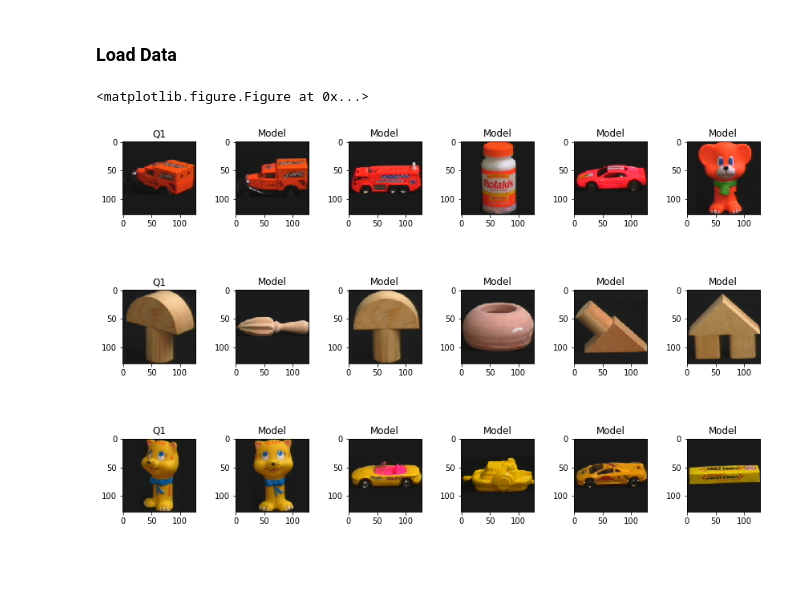
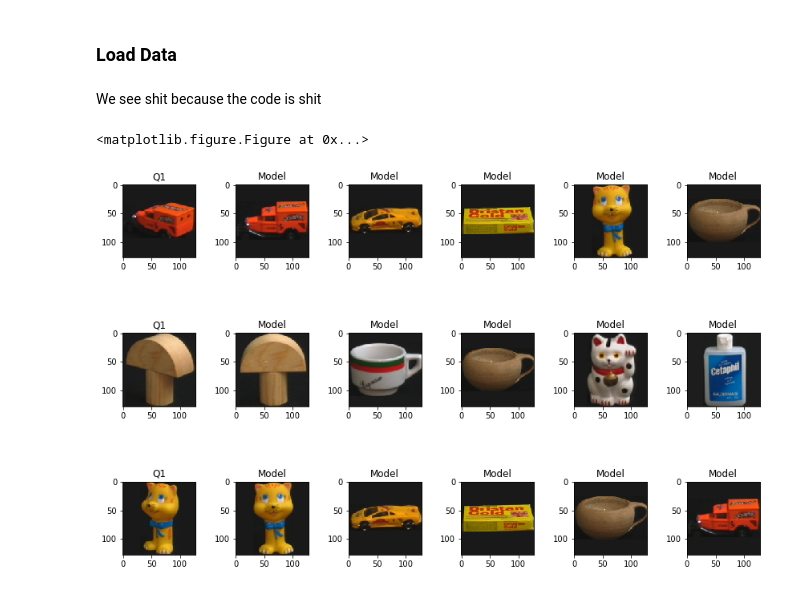
Before and after one commit to FDS-group/Homework_1, a Jupyter notebook: Report.ipynb, the cells around one changed output. Saved outputs shown, nothing was run; the diff lists cells and outputs as text; code cells hidden in the pictures; blank space fills up the shorter version.

```diff
--- a/Report.ipynb
+++ b/Report.ipynb
@@ -27,8 +28,10 @@ with open('Identification/query.txt') as fp:
 query_images = [x.strip() for x in query_images]
 
 query_images_vis = [query_images[i] for i in np.array([0,4,9])]
+# %% [markdown]
+We see shit because the code is shit
 # %%
-match_module.show_neighbors(model_images, query_images_vis, 'chi2', 'rg', 30)
+match_module.show_neighbors(model_images[:10], query_images_vis, 'chi2', 'rg', 30)
 # %% [output]
 <matplotlib.figure.Figure at 0x...>
-[figure, old version]
+[figure, new version]
```
Also changed, not shown: parts of 3 cells of this notebook, 3 other files.
